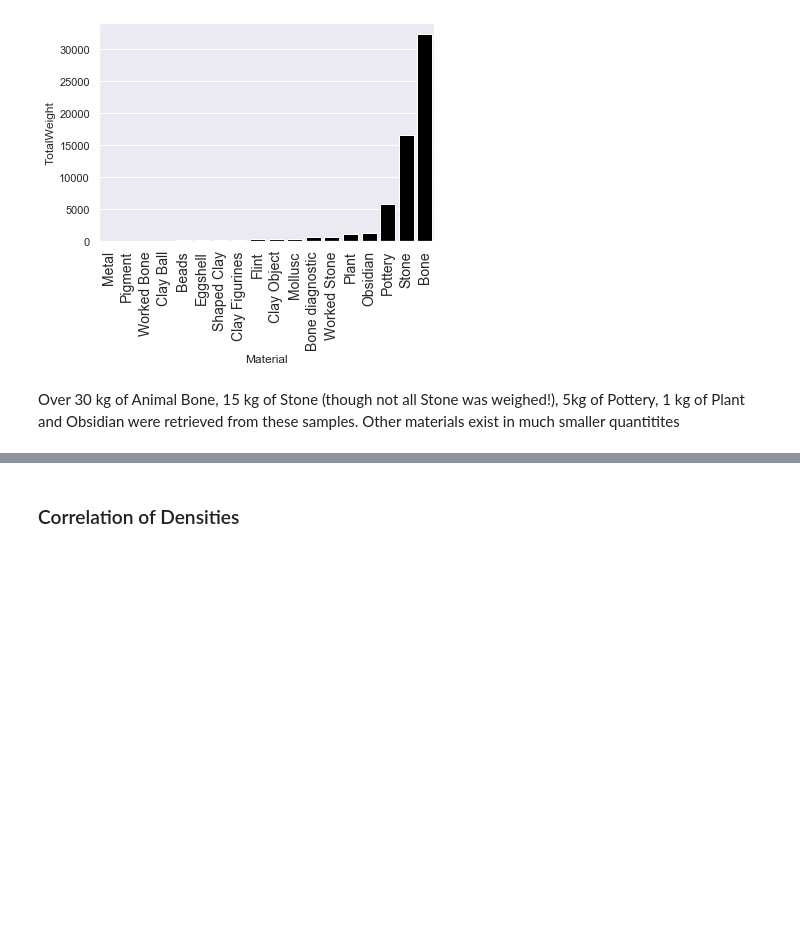
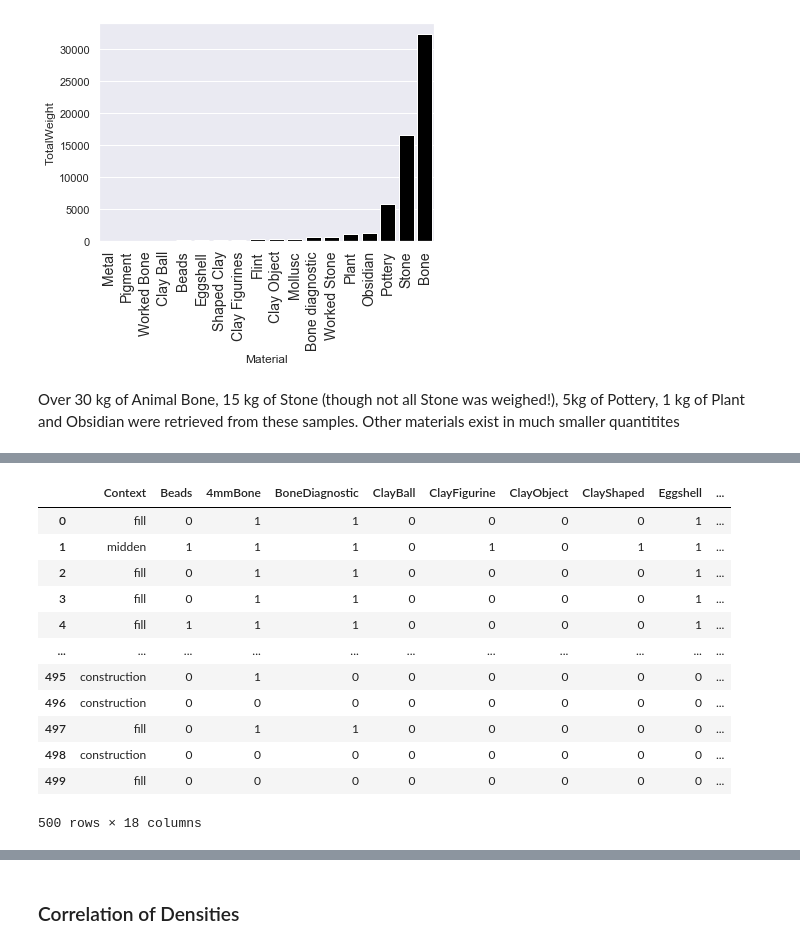
Before and after one commit to MilVas/TPC_HR, a Jupyter notebook: TPC_HeavyRes_EDA.ipynb, the cells around one changed output, grey strips where cells are left out. Saved outputs shown, nothing was run; the diff lists cells and outputs as text; code cells hidden in the pictures; blank space fills up the shorter version.

```diff
--- a/TPC_HeavyRes_EDA.ipynb
+++ b/TPC_HeavyRes_EDA.ipynb
@@ -134,0 +155,21 @@ Other materials exist in much smaller quantitites
+# %%
+presence2 = presence[['Context','Beads', '4mmBone', 'BoneDiagnostic',
+       'ClayBall', 'ClayFigurine', 'ClayObject', 'ClayShaped', 'Eggshell',
+       'Flint', 'Mollusc', 'Obsidian', 'Plant', '4mmPottery', '4mmStone',
+       '4mmWorkedBone', '4mmWorkedStone','count_of_units']]
+# %%
+presence2
+# %% [output]
+|  | Context | Beads | 4mmBone | BoneDiagnostic | ClayBall | ClayFigurine | ClayObject | ClayShaped | Eggshell | ... |
+| 0 | fill | 0 | 1 | 1 | 0 | 0 | 0 | 0 | 1 | ... |
+| 1 | midden | 1 | 1 | 1 | 0 | 1 | 0 | 1 | 1 | ... |
+| 2 | fill | 0 | 1 | 1 | 0 | 0 | 0 | 0 | 1 | ... |
+| 3 | fill | 0 | 1 | 1 | 0 | 0 | 0 | 0 | 1 | ... |
+| 4 | fill | 1 | 1 | 1 | 0 | 0 | 0 | 0 | 1 | ... |
+| ... | ... | ... | ... | ... | ... | ... | ... | ... | ... | ... |
+| 495 | construction | 0 | 1 | 0 | 0 | 0 | 0 | 0 | 0 | ... |
+| 496 | construction | 0 | 0 | 0 | 0 | 0 | 0 | 0 | 0 | ... |
+| 497 | fill | 0 | 1 | 1 | 0 | 0 | 0 | 0 | 0 | ... |
+| 498 | construction | 0 | 0 | 0 | 0 | 0 | 0 | 0 | 0 | ... |
+| 499 | fill | 0 | 0 | 0 | 0 | 0 | 0 | 0 | 0 | ... |
+500 rows × 18 columns
```
Also changed, not shown: parts of 26 cells of this notebook.
